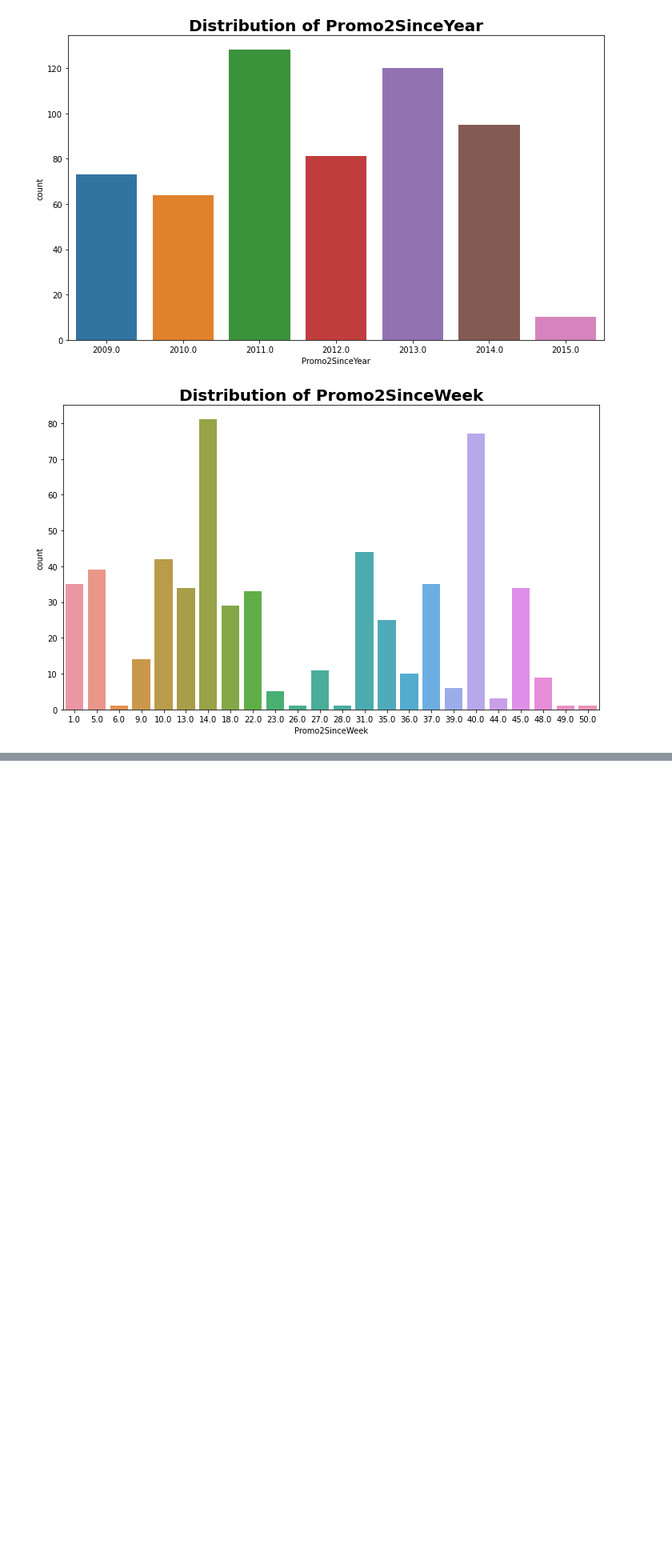
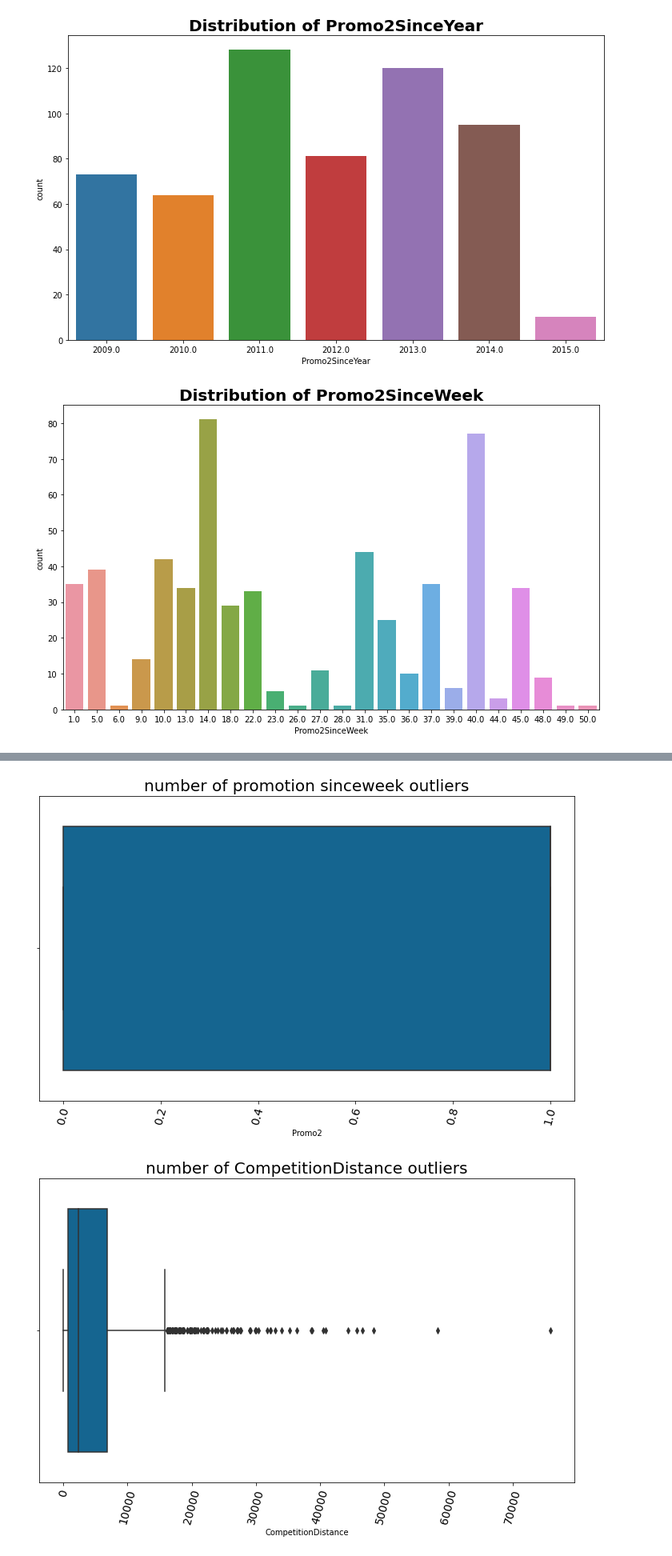
Before and after one commit to smegnshd/Pharmaceutical-Sales-prediction-across-multiple-stores, a Jupyter notebook: sales_prediction.ipynb, the cells around one changed output, grey strips where cells are left out. Shown at 80% size. Drawn from its saved outputs; the diff is of its cells as text; code cells hidden in the pictures; blank space fills up the shorter version.

```diff
--- a/sales_prediction.ipynb
+++ b/sales_prediction.ipynb
@@ -297,0 +408,7 @@ train_data.count(0)/train_data.shape[0] * 100
+# %%
+plot_box(store_data, "Promo2", "number of promotion sinceweek outliers")
+plot_box(store_data, "CompetitionDistance", "number of CompetitionDistance outliers")
+plot_box(store_data, "CompetitionOpenSinceYear", "number of CompetitionOpenSinceYear outliers")
+# %% [output]
+[figure, added]
+[figure, added]
```
Also changed, not shown: parts of 60 cells of this notebook.
